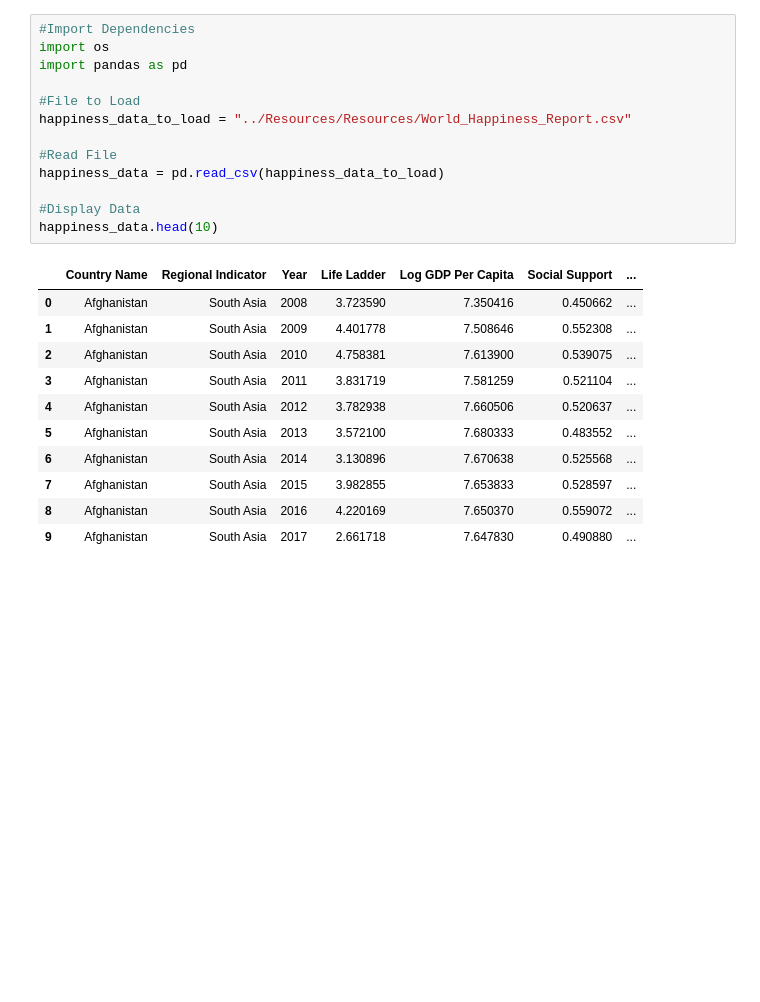
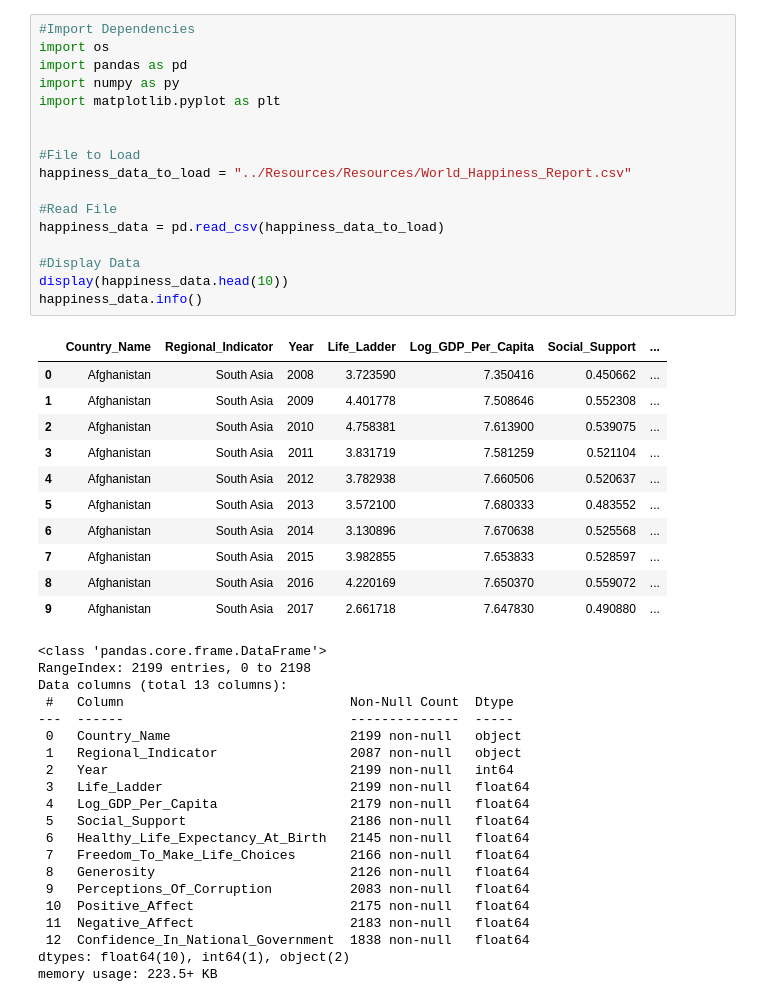
Before and after one commit to kalashnikovkid/Data-Analysis-Project-1, a Jupyter notebook: Analysis/main.ipynb, the cells around one changed output. Saved outputs shown, nothing was run; the diff lists cells and outputs as text; blank space fills up the shorter version.

Commit message:
data.viz

```diff
--- a/Analysis/main.ipynb
+++ b/Analysis/main.ipynb
@@ -1,18 +1,22 @@
 # %%
 #Import Dependencies
 import os
 import pandas as pd
+import numpy as py
+import matplotlib.pyplot as plt
+
 
 #File to Load
 happiness_data_to_load = "../Resources/Resources/World_Happiness_Report.csv"
 
 #Read File
 happiness_data = pd.read_csv(happiness_data_to_load)
 
 #Display Data
-happiness_data.head(10)
+display(happiness_data.head(10))
+happiness_data.info()
 # %% [output]
-|  | Country Name | Regional Indicator | Year | Life Ladder | Log GDP Per Capita | Social Support | ... |
+|  | Country_Name | Regional_Indicator | Year | Life_Ladder | Log_GDP_Per_Capita | Social_Support | ... |
 | 0 | Afghanistan | South Asia | 2008 | 3.723590 | 7.350416 | 0.450662 | ... |
 | 1 | Afghanistan | South Asia | 2009 | 4.401778 | 7.508646 | 0.552308 | ... |
 | 2 | Afghanistan | South Asia | 2010 | 4.758381 | 7.613900 | 0.539075 | ... |
@@ -23,3 +27,23 @@ happiness_data.head(10)
 | 7 | Afghanistan | South Asia | 2015 | 3.982855 | 7.653833 | 0.528597 | ... |
 | 8 | Afghanistan | South Asia | 2016 | 4.220169 | 7.650370 | 0.559072 | ... |
 | 9 | Afghanistan | South Asia | 2017 | 2.661718 | 7.647830 | 0.490880 | ... |
+<class 'pandas.core.frame.DataFrame'>
+RangeIndex: 2199 entries, 0 to 2198
+Data columns (total 13 columns):
+ #   Column                             Non-Null Count  Dtype
+---  ------                             --------------  -----
+ 0   Country_Name                       2199 non-null   object
+ 1   Regional_Indicator                 2087 non-null   object
+ 2   Year                               2199 non-null   int64
+ 3   Life_Ladder                        2199 non-null   float64
+ 4   Log_GDP_Per_Capita                 2179 non-null   float64
+ 5   Social_Support                     2186 non-null   float64
+ 6   Healthy_Life_Expectancy_At_Birth   2145 non-null   float64
+ 7   Freedom_To_Make_Life_Choices       2166 non-null   float64
+ 8   Generosity                         2126 non-null   float64
+ 9   Perceptions_Of_Corruption          2083 non-null   float64
+ 10  Positive_Affect                    2175 non-null   float64
+ 11  Negative_Affect                    2183 non-null   float64
+ 12  Confidence_In_National_Government  1838 non-null   float64
+dtypes: float64(10), int64(1), object(2)
+memory usage: 223.5+ KB
```
Also changed, not shown: parts of 10 cells of this notebook.
